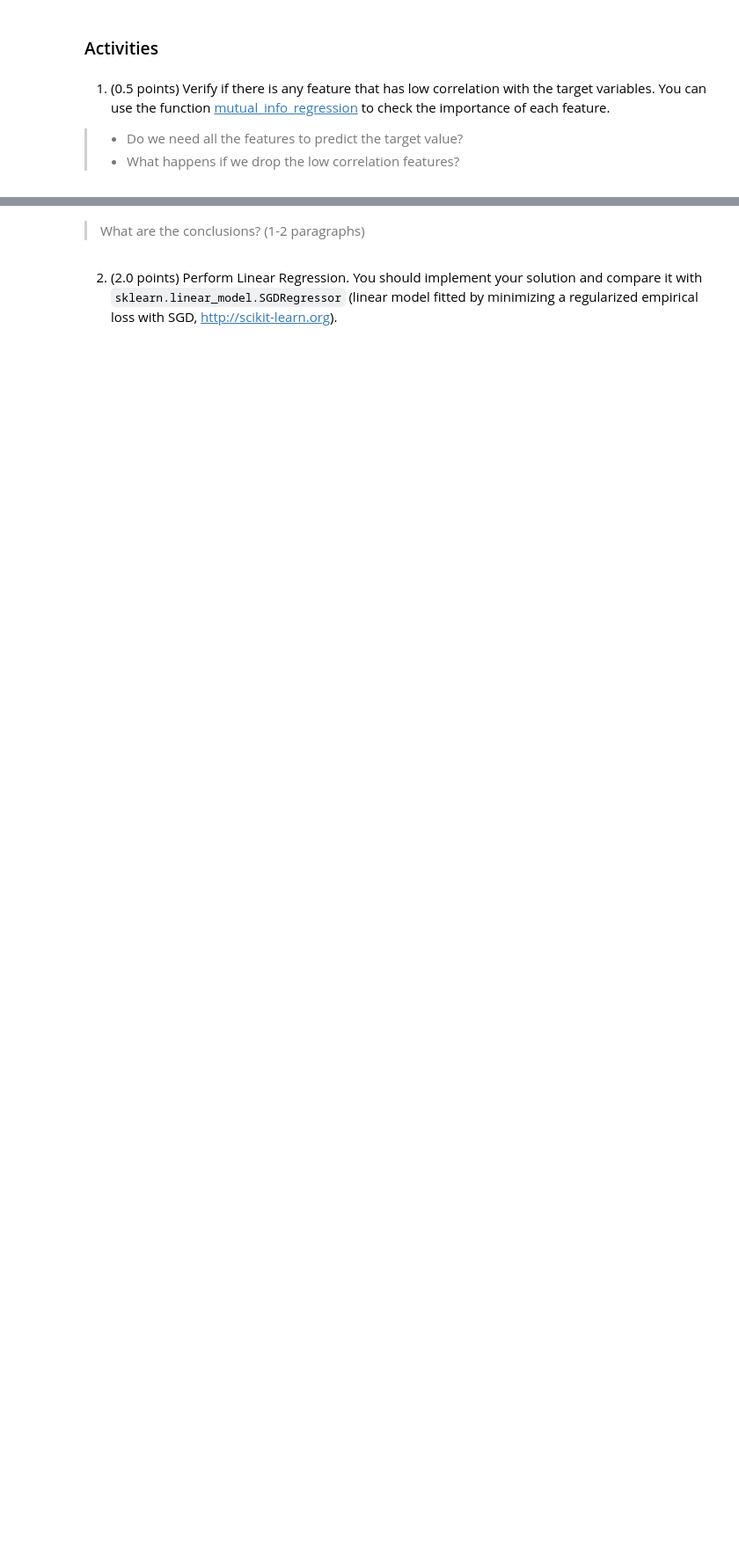
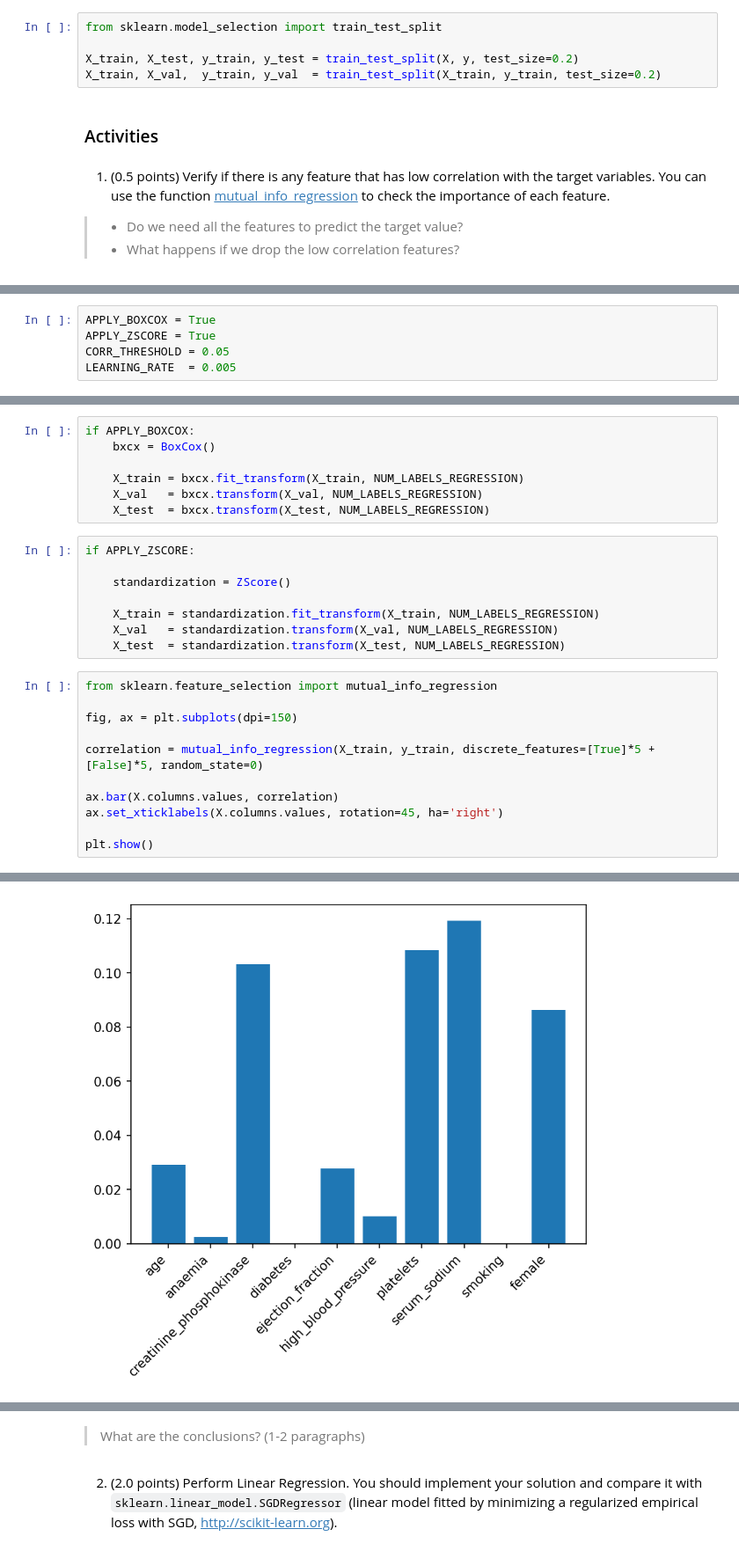
Before and after one commit to DanielGardin/MO444, a Jupyter notebook: T2_Classical_Techniques.ipynb, the cells around one changed output, grey strips where cells are left out. Shown: that part at 88% size. Cells and saved outputs as stored; diff of their text form; blank space fills up the shorter version.

Commit message:
Linear Regression done

```diff
--- a/T2_Classical_Techniques.ipynb
+++ b/T2_Classical_Techniques.ipynb
@@ -128,3 +147,8 @@ y = df['serum_creatinine']
+# %%
+from sklearn.model_selection import train_test_split
+
+X_train, X_test, y_train, y_test = train_test_split(X, y, test_size=0.2)
+X_train, X_val,  y_train, y_val  = train_test_split(X_train, y_train, test_size=0.2)
 # %% [markdown]
 ### Activities
 # %% [markdown]
@@ -138,0 +159,5 @@ from sklearn.feature_selection import mutual_info_regression
+# %%
+APPLY_BOXCOX = True
+APPLY_ZSCORE = True
+CORR_THRESHOLD = 0.05
+LEARNING_RATE  = 0.005
@@ -138,0 +258,27 @@ from sklearn.feature_selection import mutual_info_regression
+# %%
+if APPLY_BOXCOX:
+    bxcx = BoxCox()
+
+    X_train = bxcx.fit_transform(X_train, NUM_LABELS_REGRESSION)
+    X_val   = bxcx.transform(X_val, NUM_LABELS_REGRESSION)
+    X_test  = bxcx.transform(X_test, NUM_LABELS_REGRESSION)
+# %%
+if APPLY_ZSCORE:
+
+    standardization = ZScore()
+
+    X_train = standardization.fit_transform(X_train, NUM_LABELS_REGRESSION)
+    X_val   = standardization.transform(X_val, NUM_LABELS_REGRESSION)
+    X_test  = standardization.transform(X_test, NUM_LABELS_REGRESSION)
+# %%
+from sklearn.feature_selection import mutual_info_regression
+
+fig, ax = plt.subplots(dpi=150)
+
+correlation = mutual_info_regression(X_train, y_train, discrete_features=[True]*5 + [False]*5, random_state=0)
+
+ax.bar(X.columns.values, correlation)
+ax.set_xticklabels(X.columns.values, rotation=45, ha='right')
+
+plt.show()
+# %% [output]
@@ -138,0 +286 @@ from sklearn.feature_selection import mutual_info_regression
+[figure, added]
```
Also changed, not shown: parts of 23 cells of this notebook, 1 other file.
